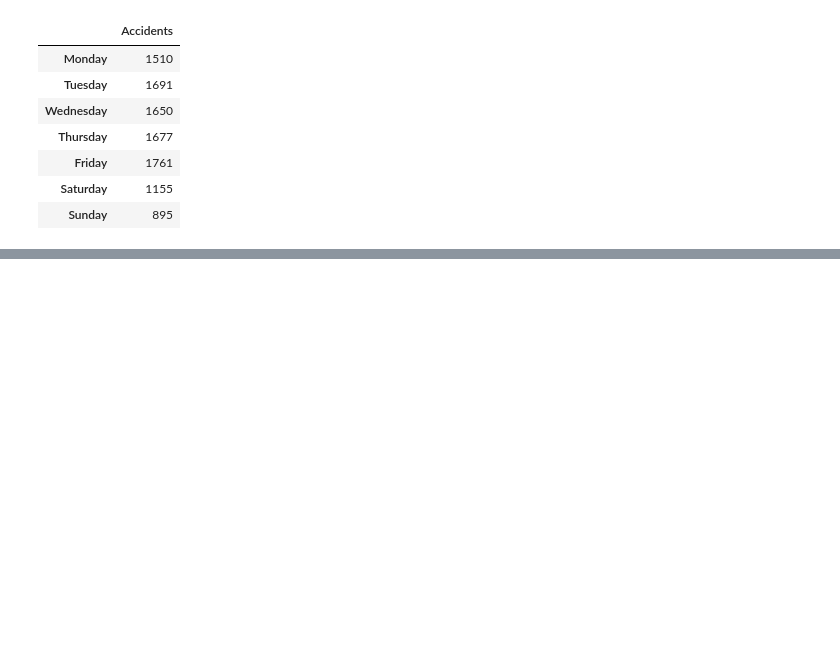
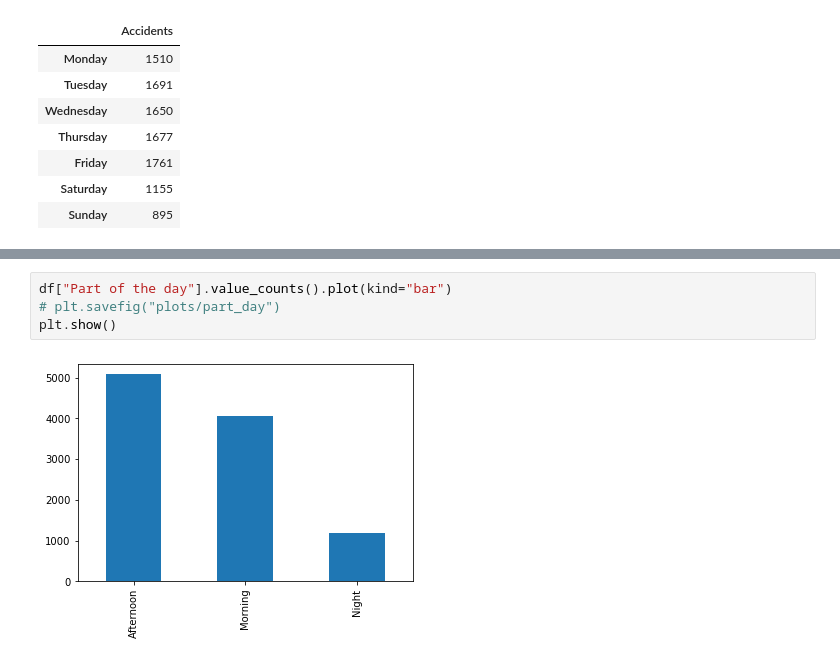
Before and after one commit to JosepBC/Barcelona-visualization, a Jupyter notebook: barcelona.ipynb, the cells around one changed output, grey strips where cells are left out. Saved outputs shown, nothing was run; the diff lists cells and outputs as text; blank space fills up the shorter version.

```diff
--- a/barcelona.ipynb
+++ b/barcelona.ipynb
@@ -46,0 +104,6 @@ plt.show()
+# %%
+df["Part of the day"].value_counts().plot(kind="bar")
+# plt.savefig("plots/part_day")
+plt.show()
+# %% [output]
+[figure, added]
```
Also changed, not shown: parts of 6 cells of this notebook.
